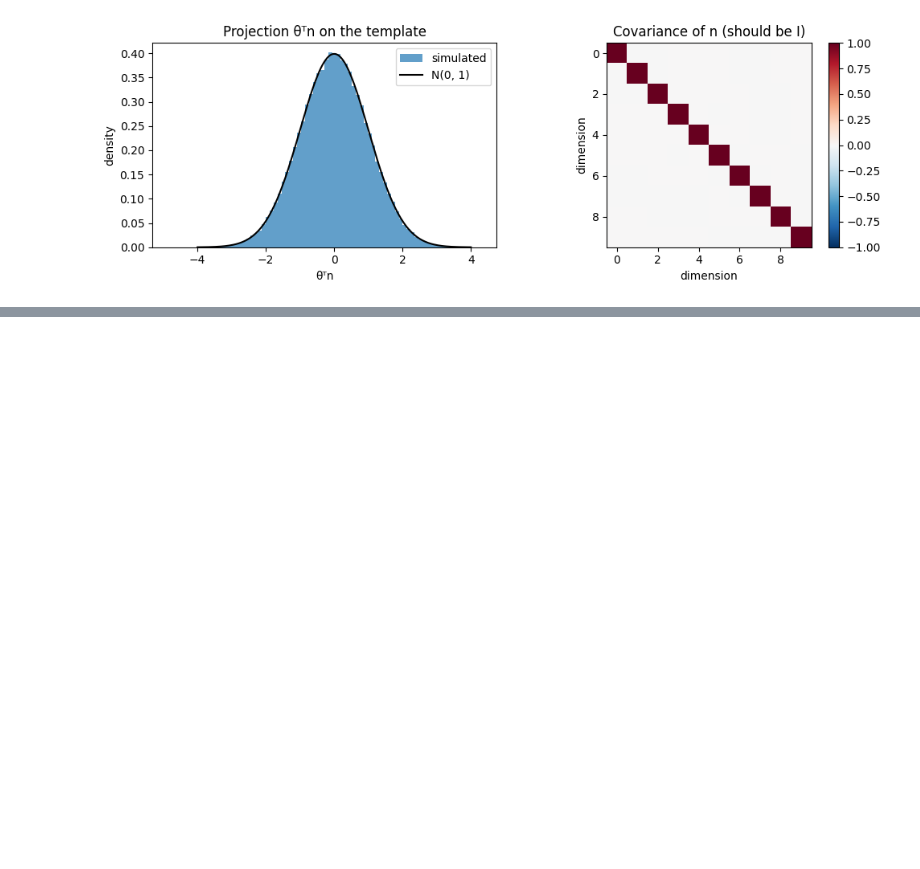
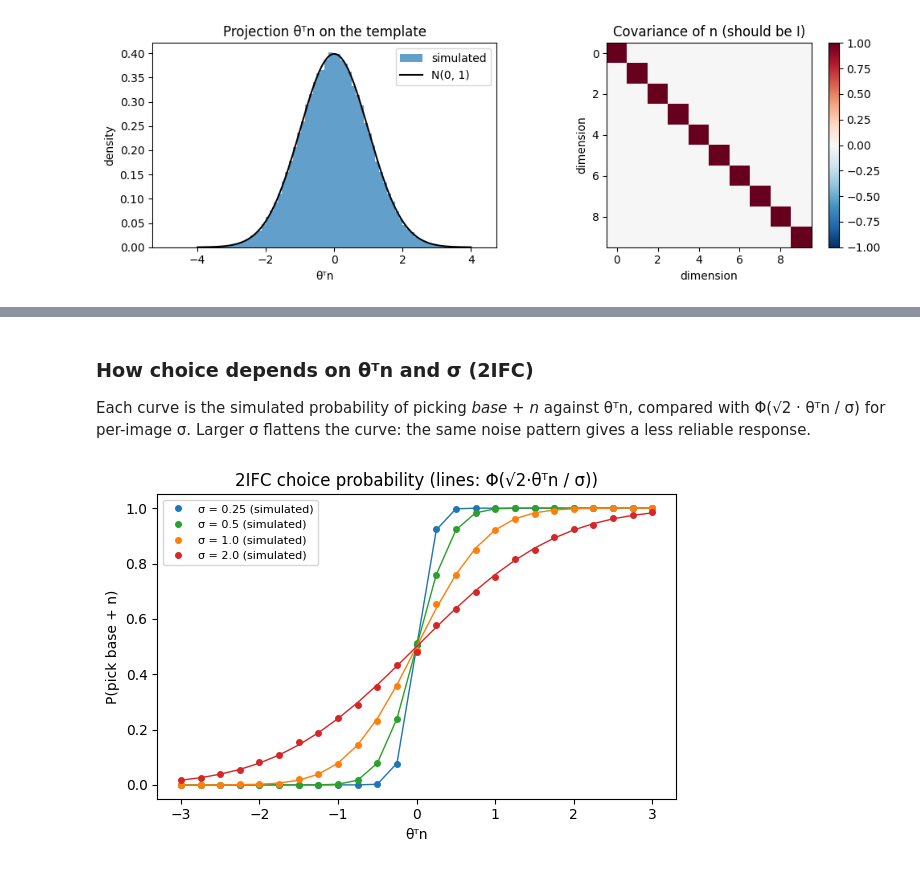
Before and after one commit to Haha6400/RC-with-a-simulated-person, a Jupyter notebook: notebooks/01-simulated-person.ipynb, the cells around one changed output, grey strips where cells are left out. Cells and saved outputs as stored; diff of their text form; code cells hidden in the pictures; blank space fills up the shorter version.

Commit message:
STEP3/feat: observer_choose

```diff
--- a/notebooks/01-simulated-person.ipynb
+++ b/notebooks/01-simulated-person.ipynb
@@ -16,6 +16,11 @@ import matplotlib.pyplot as plt
 
 SEED = 2026
 rng = np.random.default_rng(SEED)
+# %%
+def _check_positive_int(name, value):
+    """Raise ValueError unless value is a positive integer (rejects bool, float and None)."""
+    if isinstance(value, bool) or not isinstance(value, (int, np.integer)) or value < 1:
+        raise ValueError(f"{name} must be a positive integer, got {value!r}")
 # %% [markdown]
 ## 1. `make_template(d)` → θ
 
@@ -33,13 +38,12 @@ def make_template(d, rng=None):
     ----------
     d : int
         Number of dimensions of the stimulus space (d >= 1).
-    rng : np.random.Generator, optional
-        Random generator, for reproducible runs. A fresh one is created if None.
+    rng : None, int or np.random.Generator, optional
+        Seed or generator, for reproducible runs (passed to np.random.default_rng).
     """
-    if int(d) != d or d < 1:
-        raise ValueError(f"d must be a positive integer, got {d!r}")
-    rng = np.random.default_rng() if rng is None else rng
-    g = rng.standard_normal(int(d))
+    _check_positive_int("d", d)
+    rng = np.random.default_rng(rng)
+    g = rng.standard_normal(d)
     return g / np.linalg.norm(g)
 # %% [markdown]
 ## 2. Checks
@@ -125,14 +130,13 @@ def make_noise(n_trials, d, rng=None):
         Number of trials N (>= 1).
     d : int
         Number of dimensions of the stimulus space (>= 1).
-    rng : np.random.Generator, optional
-        Random generator, for reproducible runs. A fresh one is created if None.
+    rng : None, int or np.random.Generator, optional
+        Seed or generator, for reproducible runs (passed to np.random.default_rng).
     """
-    for name, value in (("n_trials", n_trials), ("d", d)):
-        if int(value) != value or value < 1:
-            raise ValueError(f"{name} must be a positive integer, got {value!r}")
-    rng = np.random.default_rng() if rng is None else rng
-    return rng.standard_normal((int(n_trials), int(d)))
+    _check_positive_int("n_trials", n_trials)
+    _check_positive_int("d", d)
+    rng = np.random.default_rng(rng)
+    return rng.standard_normal((n_trials, d))
 # %% [markdown]
 ### Checks
 # %%
@@ -193,0 +357,21 @@ plt.show()
+# %% [markdown]
+### How choice depends on θᵀn and σ (2IFC)
+
+Each curve is the simulated probability of picking *base + n* against θᵀn, compared with Φ(√2 · θᵀn / σ) for per-image σ. Larger σ flattens the curve: the same noise pattern gives a less reliable response.
+# %%
+xs = np.linspace(-3, 3, 25)
+reps = 4_000
+fig, ax = plt.subplots(figsize=(6, 4))
+for sig, color in zip((0.25, 0.5, 1.0, 2.0), ("tab:blue", "tab:green", "tab:orange", "tab:red")):
+    p_sim = []
+    for x in xs:
+        pair = np.broadcast_to(np.stack([x * theta, -x * theta]), (reps, 2, d))
+        p_sim.append(observer_choose(pair, theta, sig, rng=rng)[:, 0].mean())
+    ax.plot(xs, p_sim, "o", ms=4, color=color, label=f"σ = {sig} (simulated)")
+    ax.plot(xs, [Phi(sqrt(2) * x / sig) for x in xs], "-", color=color, lw=1)
+ax.set(xlabel="θᵀn", ylabel="P(pick base + n)", title="2IFC choice probability (lines: Φ(√2·θᵀn / σ))")
+ax.legend(fontsize=8)
+plt.tight_layout()
+plt.show()
+# %% [output]
+[figure, added]
```
Also changed, not shown: parts of 7 cells of this notebook, 1 other file.
